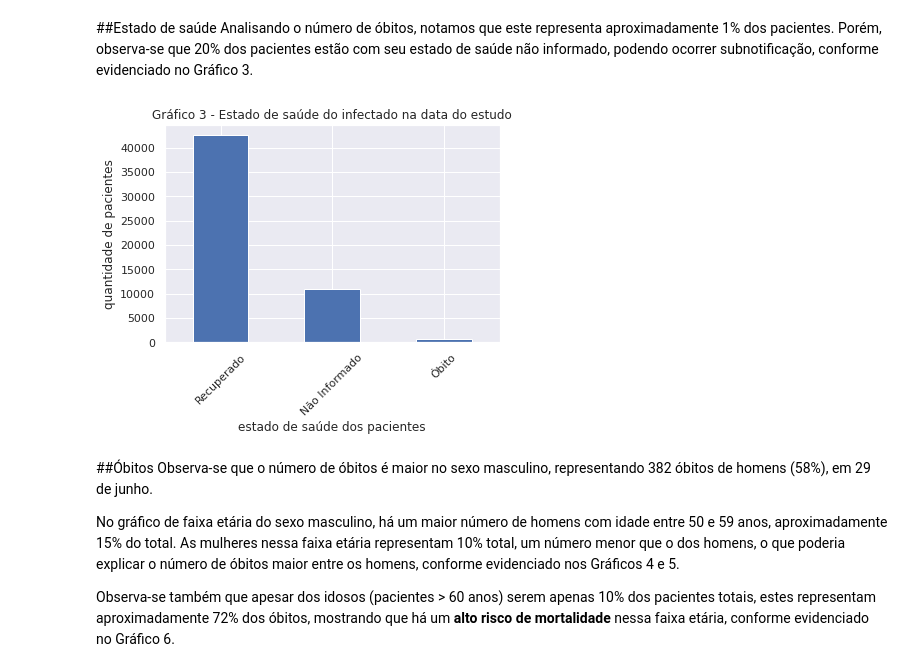
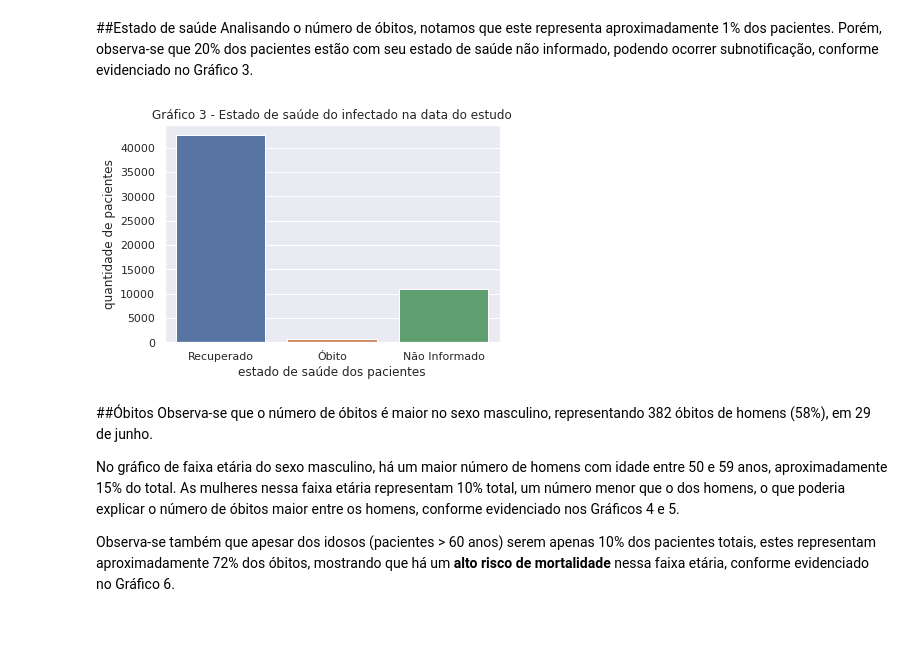
Before and after one commit to carmenscar/Data-Science-projects, a Jupyter notebook: analisecovidbsb.ipynb, the cells around one changed output. Cells and saved outputs as stored; diff of their text form; code cells hidden in the pictures; blank space fills up the shorter version.

```diff
--- a/analisecovidbsb.ipynb
+++ b/analisecovidbsb.ipynb
@@ -201,15 +201,15 @@ Name: Faixa Etária, dtype: float64
 Analisando o número de óbitos, notamos que este representa aproximadamente 1% dos pacientes. Porém, observa-se que 20% dos pacientes estão com seu estado de saúde não informado, podendo ocorrer subnotificação, conforme evidenciado no Gráfico 3.
 # %%
 sns.set()
-df['Estado de Saúde'].value_counts().plot(kind='bar')
+sns.countplot(df['Estado de Saúde'])
 plt.xlabel('estado de saúde dos pacientes')
 plt.ylabel('quantidade de pacientes')
 plt.title('Gráfico 3 - Estado de saúde do infectado na data do estudo')
-plt.xticks(rotation=45)
+plt.xticks(rotation=0)
 df['Estado de Saúde'].value_counts() / df['Estado de Saúde'].shape[0]
 plt.show()
 # %% [output]
-[figure, old version]
+[figure, new version]
 # %% [markdown]
 ##Óbitos
 Observa-se que o número de óbitos é maior no sexo masculino, representando 382 óbitos de homens (58%), em 29 de junho.
```
